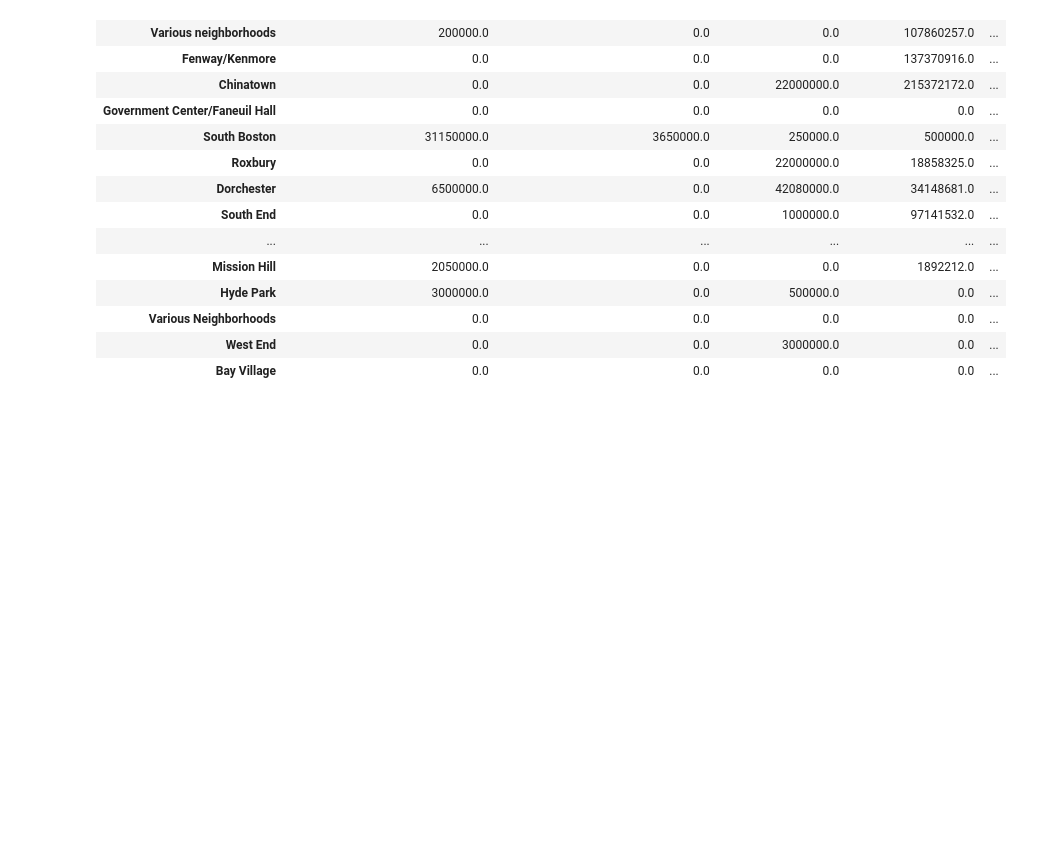
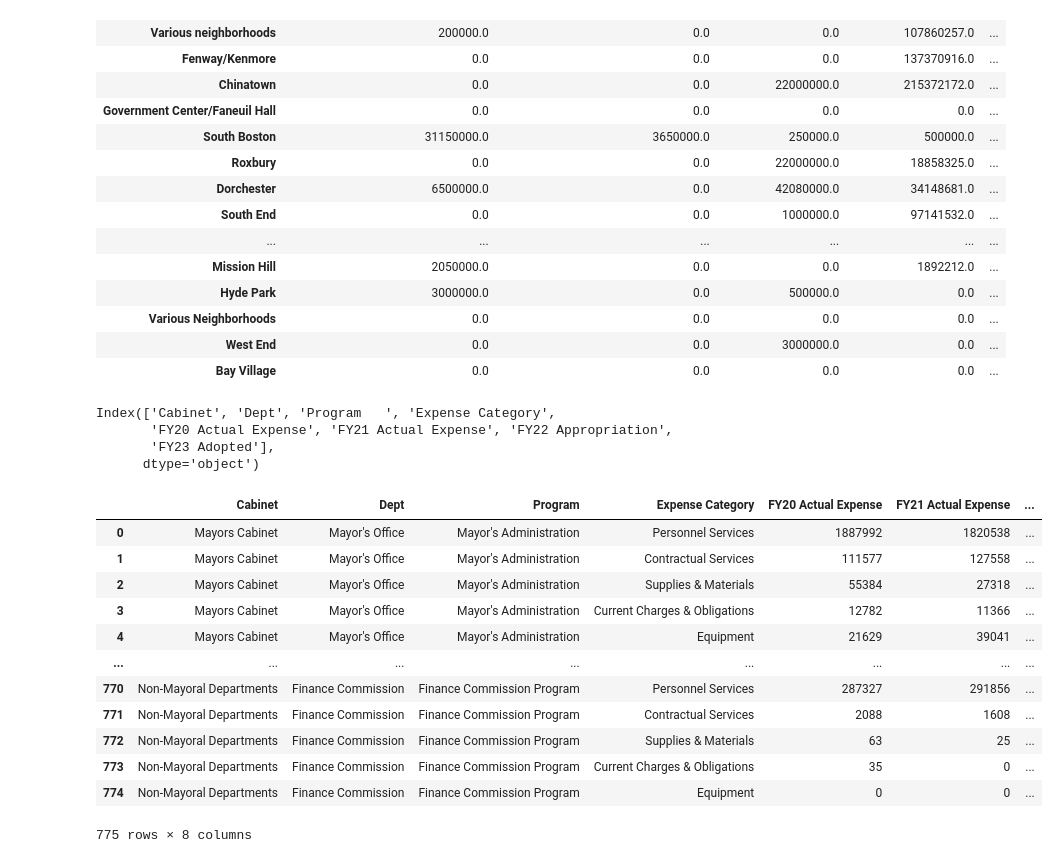
Before and after one commit to BU-Spark/ds-councilor-mejia-city-services, a Jupyter notebook: fall22-team-5/deliverables/deliverable1/capital/capital_budget.ipynb, the cells around one changed output. Saved outputs shown, nothing was run; the diff lists cells and outputs as text; code cells hidden in the pictures; blank space fills up the shorter version.

```diff
--- a/fall22-team-5/deliverables/deliverable1/capital/capital_budget.ipynb
+++ b/fall22-team-5/deliverables/deliverable1/capital/capital_budget.ipynb
@@ -255,3 +255,37 @@ for lat, lng, neighborhood in zip(latitudes, longitudes, neighborhoods):
 
 # save the map as HTML file
 boston_map.save('boston_map_1.html')
+# %%
+# read operating-budget.csv
+df_operating_budget = pd.read_csv('operating-budget.csv')
+# drop columns 8, 9, 10, 11 and make it a new dataframe
+df_operating_budget = df_operating_budget.drop(df_operating_budget.columns[[8, 9, 10, 11]], axis=1)
+# drop NaN values
+df_operating_budget = df_operating_budget.dropna()
+df_operating_budget
+# print column names
+print(df_operating_budget.columns)
+# for Columns 4, 5, 6, 7, turn them into numbers, for example, '1,000,000' to 1000000, '#Missing' to 0
+df_operating_budget['FY20 Actual Expense'] = df_operating_budget['FY20 Actual Expense'].apply(lambda x: int(x.replace(',', '')) if x!='#Missing' else 0)
+df_operating_budget['FY21 Actual Expense'] = df_operating_budget['FY21 Actual Expense'].apply(lambda x: int(x.replace(',', '')) if x!='#Missing' else 0)
+df_operating_budget['FY22 Appropriation'] = df_operating_budget['FY22 Appropriation'].apply(lambda x: int(x.replace(',', '')) if x!='#Missing' else 0)
+df_operating_budget['FY23 Adopted'] = df_operating_budget['FY23 Adopted'].apply(lambda x: int(x.replace(',', '')) if x!='#Missing' else 0)
+df_operating_budget
+# %% [output]
+Index(['Cabinet', 'Dept', 'Program   ', 'Expense Category',
+       'FY20 Actual Expense', 'FY21 Actual Expense', 'FY22 Appropriation',
+       'FY23 Adopted'],
+      dtype='object')
+|  | Cabinet | Dept | Program | Expense Category | FY20 Actual Expense | FY21 Actual Expense | ... |
+| 0 | Mayors Cabinet | Mayor's Office | Mayor's Administration | Personnel Services | 1887992 | 1820538 | ... |
+| 1 | Mayors Cabinet | Mayor's Office | Mayor's Administration | Contractual Services | 111577 | 127558 | ... |
+| 2 | Mayors Cabinet | Mayor's Office | Mayor's Administration | Supplies & Materials | 55384 | 27318 | ... |
+| 3 | Mayors Cabinet | Mayor's Office | Mayor's Administration | Current Charges & Obligations | 12782 | 11366 | ... |
+| 4 | Mayors Cabinet | Mayor's Office | Mayor's Administration | Equipment | 21629 | 39041 | ... |
+| ... | ... | ... | ... | ... | ... | ... | ... |
+| 770 | Non-Mayoral Departments | Finance Commission | Finance Commission Program | Personnel Services | 287327 | 291856 | ... |
+| 771 | Non-Mayoral Departments | Finance Commission | Finance Commission Program | Contractual Services | 2088 | 1608 | ... |
+| 772 | Non-Mayoral Departments | Finance Commission | Finance Commission Program | Supplies & Materials | 63 | 25 | ... |
+| 773 | Non-Mayoral Departments | Finance Commission | Finance Commission Program | Current Charges & Obligations | 35 | 0 | ... |
+| 774 | Non-Mayoral Departments | Finance Commission | Finance Commission Program | Equipment | 0 | 0 | ... |
+775 rows × 8 columns
```
Also changed, not shown: parts of 3 cells of this notebook, 5 other files.
